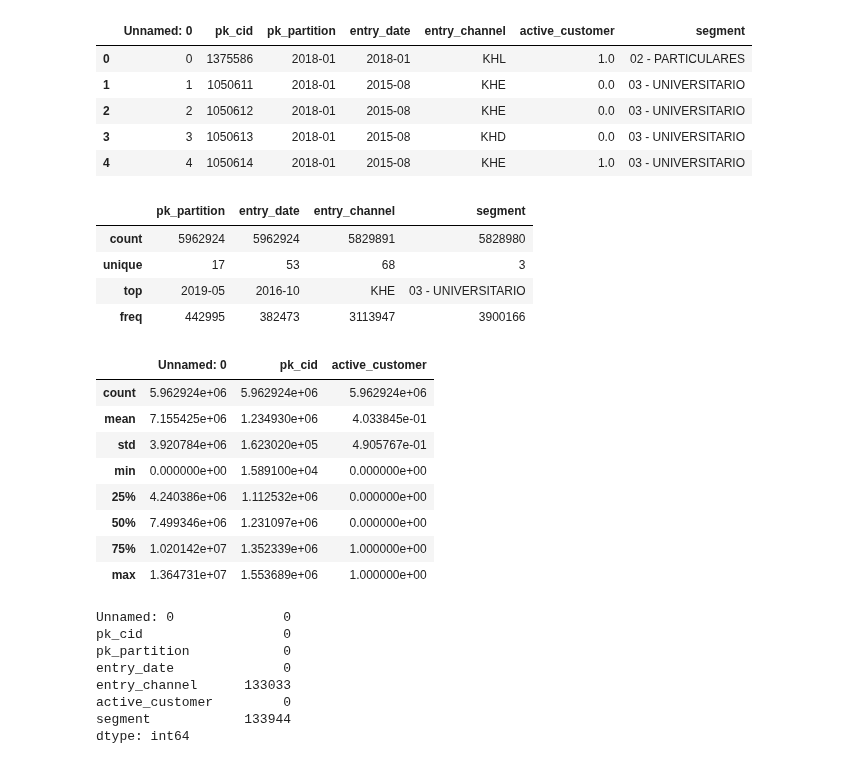
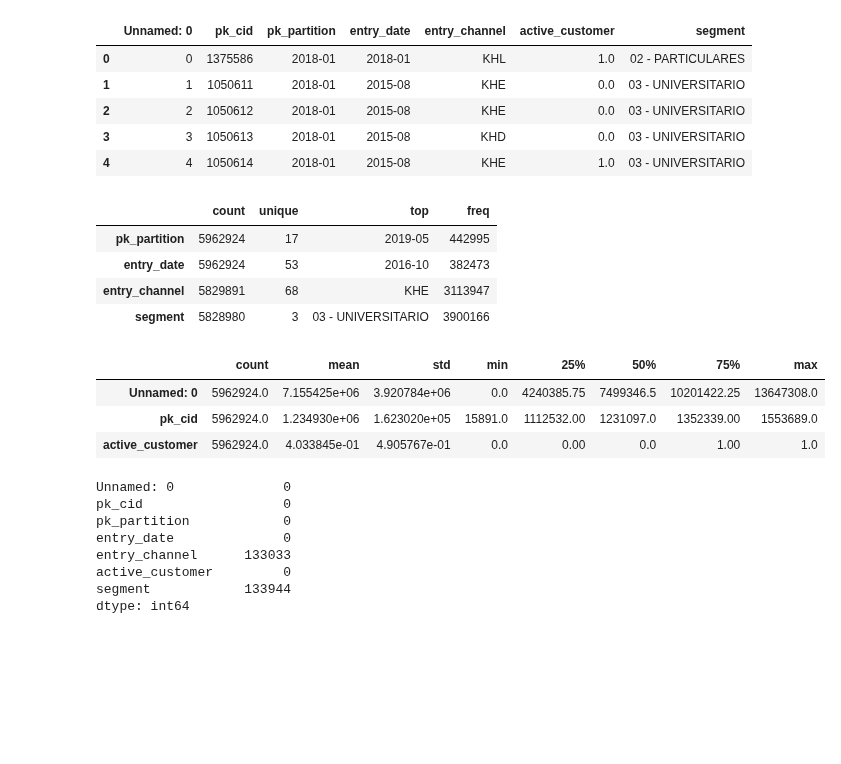
Before and after one commit to RicardColomOrero/easymoney, a Jupyter notebook: Easymoney_Ricard.ipynb, the cells around one changed output. Saved outputs shown, nothing was run; the diff lists cells and outputs as text; code cells hidden in the pictures; blank space fills up the shorter version.

```diff
--- a/Easymoney_Ricard.ipynb
+++ b/Easymoney_Ricard.ipynb
@@ -375,25 +375,20 @@ customer_commercial_activity_raw.head()
 | 3 | 3 | 1050613 | 2018-01 | 2015-08 | KHD | 0.0 | 03 - UNIVERSITARIO |
 | 4 | 4 | 1050614 | 2018-01 | 2015-08 | KHE | 1.0 | 03 - UNIVERSITARIO |
 # %%
-customer_commercial_activity_raw.describe(include = ['object'])
+customer_commercial_activity_raw.describe(include = ['object']).T
 # %% [output]
-|  | pk_partition | entry_date | entry_channel | segment |
-| count | 5962924 | 5962924 | 5829891 | 5828980 |
-| unique | 17 | 53 | 68 | 3 |
-| top | 2019-05 | 2016-10 | KHE | 03 - UNIVERSITARIO |
-| freq | 442995 | 382473 | 3113947 | 3900166 |
+|  | count | unique | top | freq |
+| pk_partition | 5962924 | 17 | 2019-05 | 442995 |
+| entry_date | 5962924 | 53 | 2016-10 | 382473 |
+| entry_channel | 5829891 | 68 | KHE | 3113947 |
+| segment | 5828980 | 3 | 03 - UNIVERSITARIO | 3900166 |
 # %%
-customer_commercial_activity_raw.describe(exclude = ['object'])
+customer_commercial_activity_raw.describe(exclude = ['object']).T
 # %% [output]
-|  | Unnamed: 0 | pk_cid | active_customer |
-| count | 5.962924e+06 | 5.962924e+06 | 5.962924e+06 |
-| mean | 7.155425e+06 | 1.234930e+06 | 4.033845e-01 |
-| std | 3.920784e+06 | 1.623020e+05 | 4.905767e-01 |
-| min | 0.000000e+00 | 1.589100e+04 | 0.000000e+00 |
-| 25% | 4.240386e+06 | 1.112532e+06 | 0.000000e+00 |
-| 50% | 7.499346e+06 | 1.231097e+06 | 0.000000e+00 |
-| 75% | 1.020142e+07 | 1.352339e+06 | 1.000000e+00 |
-| max | 1.364731e+07 | 1.553689e+06 | 1.000000e+00 |
+|  | count | mean | std | min | 25% | 50% | 75% | max |
+| Unnamed: 0 | 5962924.0 | 7.155425e+06 | 3.920784e+06 | 0.0 | 4240385.75 | 7499346.5 | 10201422.25 | 13647308.0 |
+| pk_cid | 5962924.0 | 1.234930e+06 | 1.623020e+05 | 15891.0 | 1112532.00 | 1231097.0 | 1352339.00 | 1553689.0 |
+| active_customer | 5962924.0 | 4.033845e-01 | 4.905767e-01 | 0.0 | 0.00 | 0.0 | 1.00 | 1.0 |
 # %%
 customer_commercial_activity_raw.isnull().sum()
 # %% [output]
```
Also changed, not shown: parts of 29 cells of this notebook.
